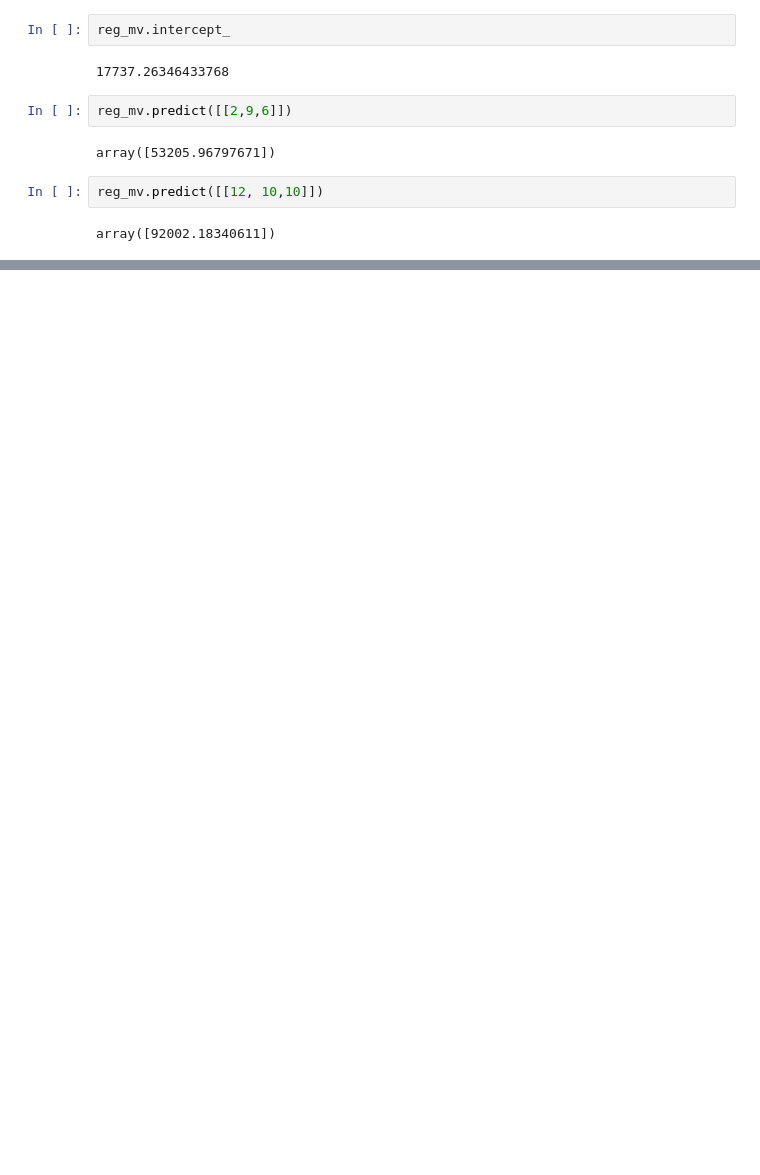
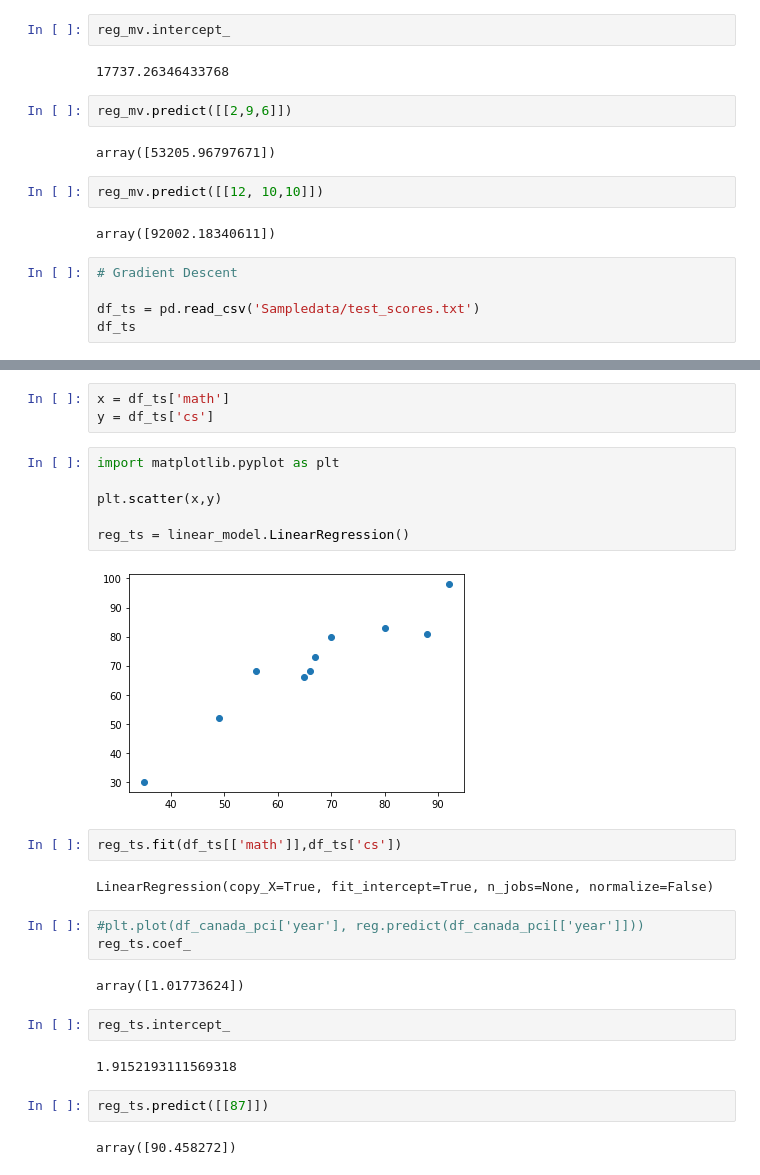
Before and after one commit to Ramesh-KumarGO/Python_hands_on, a Jupyter notebook: ML_Linear model.ipynb, the cells around one changed output, grey strips where cells are left out. Drawn from its saved outputs; the diff is of its cells as text; blank space fills up the shorter version.

Commit message:
added - Computation for gradient descent

```diff
--- a/ML_Linear model.ipynb
+++ b/ML_Linear model.ipynb
@@ -123,3 +123,8 @@ array([53205.96797671])
 reg_mv.predict([[12, 10,10]])
 # %% [output]
 array([92002.18340611])
+# %%
+# Gradient Descent
+
+df_ts = pd.read_csv('Sampledata/test_scores.txt')
+df_ts
@@ -125,0 +143,28 @@ array([92002.18340611])
+# %%
+x = df_ts['math']
+y = df_ts['cs']
+# %%
+import matplotlib.pyplot as plt
+
+plt.scatter(x,y)
+
+reg_ts = linear_model.LinearRegression()
+# %% [output]
+[figure, added]
+# %%
+reg_ts.fit(df_ts[['math']],df_ts['cs'])
+# %% [output]
+LinearRegression(copy_X=True, fit_intercept=True, n_jobs=None, normalize=False)
+# %%
+#plt.plot(df_canada_pci['year'], reg.predict(df_canada_pci[['year']]))
+reg_ts.coef_
+# %% [output]
+array([1.01773624])
+# %%
+reg_ts.intercept_
+# %% [output]
+1.9152193111569318
+# %%
+reg_ts.predict([[87]])
+# %% [output]
+array([90.458272])
```
Also changed, not shown: parts of 6 cells of this notebook.
